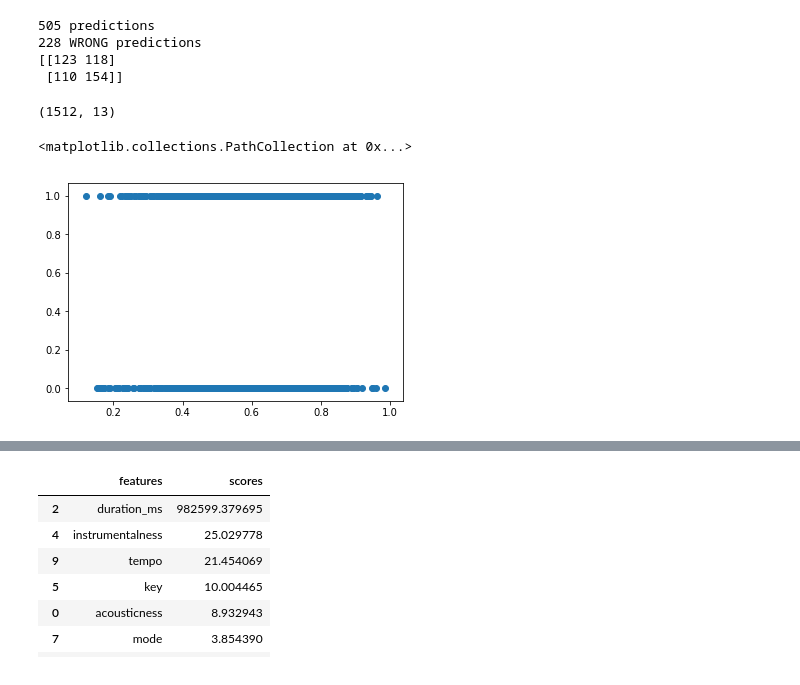
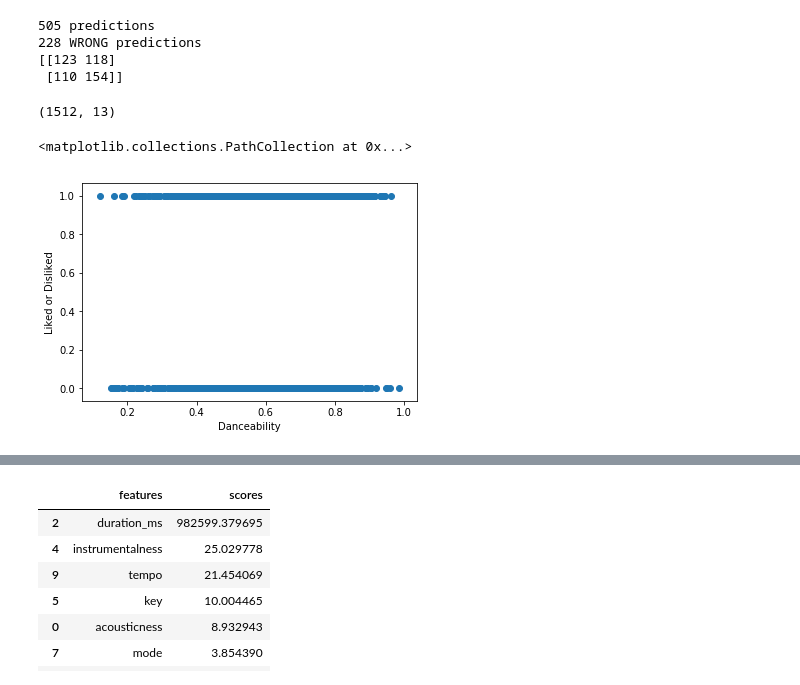
Before and after one commit to RyanSchraeder/SpotiPy, a Jupyter notebook: Music_ML-Regression.ipynb, the cells around one changed output, grey strips where cells are left out. Saved outputs shown, nothing was run; the diff lists cells and outputs as text; code cells hidden in the pictures.

```diff
--- a/Music_ML-Regression.ipynb
+++ b/Music_ML-Regression.ipynb
@@ -100,11 +100,13 @@ print(confusion_matrix(y_test, model.predict(X_test)))
 # %%
 print(X_train.shape)
 # plot the model scores
 score_X = model.score(X_train, y_train)
 score_y = model.score(X_test, y_test)
 # plt.scatter(score_X, score_y)
+plt.xlabel('Danceability')
+plt.ylabel('Liked or Disliked')
 plt.scatter(X_train['danceability'], y_train)
 # %% [output]
 (1512, 13)
 <matplotlib.collections.PathCollection at 0x...>
-[figure, old version]
+[figure, new version]
```
Also changed, not shown: parts of 12 cells of this notebook.
